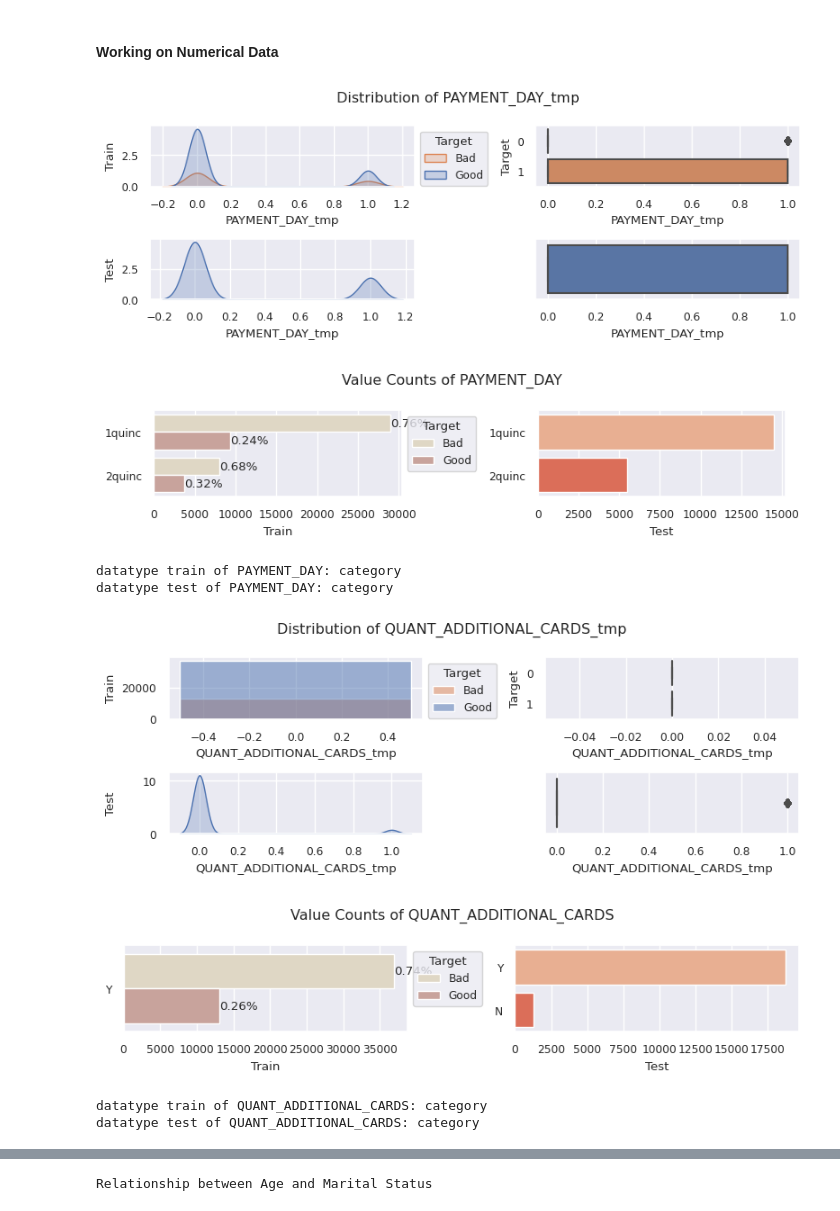
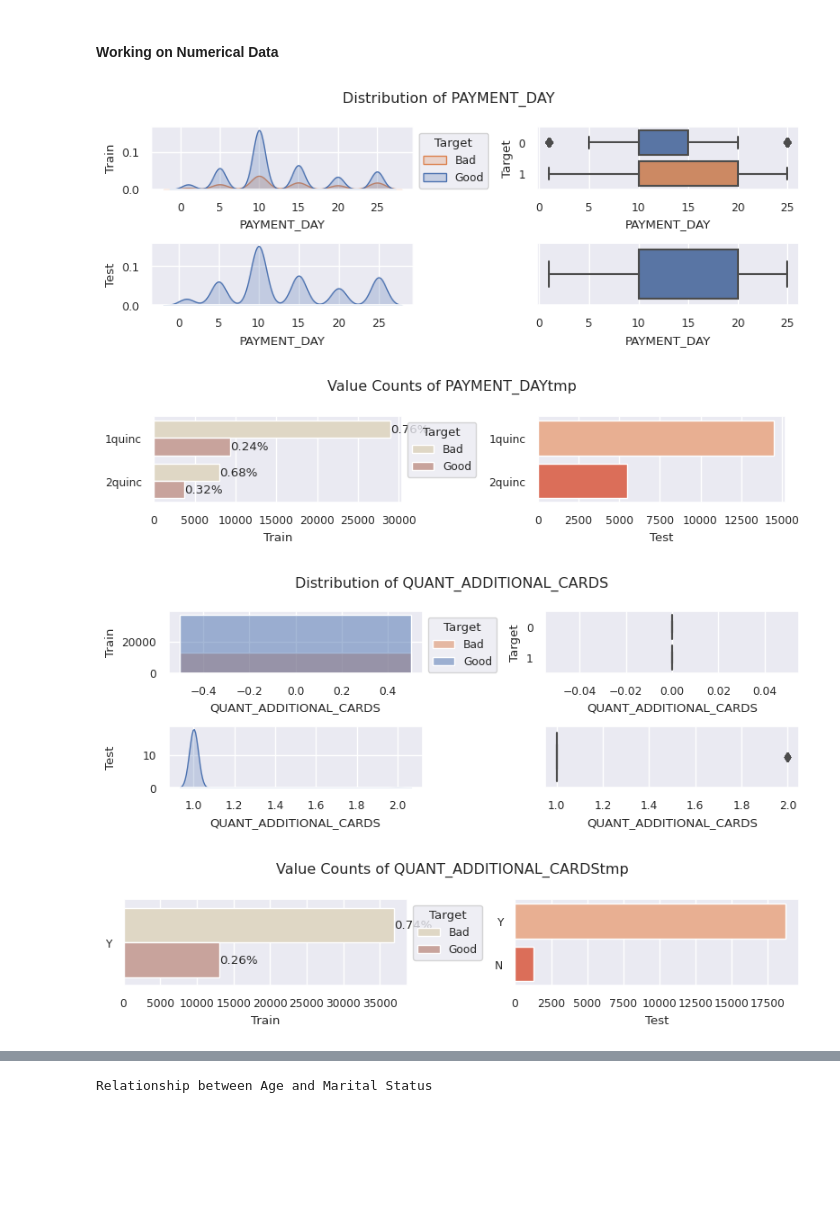
Before and after one commit to tutecode/credit-risk-analysis, a Jupyter notebook: notebook_principal.ipynb, the cells around one changed output, grey strips where cells are left out. Drawn from its saved outputs; the diff is of its cells as text; code cells hidden in the pictures; blank space fills up the shorter version.

```diff
--- a/notebook_principal.ipynb
+++ b/notebook_principal.ipynb
@@ -439,8 +446,7 @@ def plotting_distribution(col_name,train,test,target_col):
     plt.close(fig)
 # %%
 # plotting counting values of categorical columns
-def plot_value_counts(col_name,train,test,col_percents,target_col):
-    fig,axes = plt.subplots(1,2, figsize=(8,2))
+def plot_value_counts(fig,axes,col_name,train,test,col_percents,target_col):
     fig.suptitle("Value Counts of "+col_name)
     fig.align_labels()
     sns.countplot(ax=axes[0],data=train,y=col_name,hue=target_col,palette=sns.color_palette("ch:s=-.2,r=.6", n_colors=5))
@@ -514,37 +520,30 @@ app_test_cop = app_test.copy()
 # delete ID_CLIENT because it is only an index
 curr_col_name = "ID_CLIENT"
 app_train_cop.drop(columns=[curr_col_name],inplace=True)
+app_test_cop.drop(columns=[curr_col_name],inplace=True)
 number_field_names = app_train.select_dtypes(include="number").columns.to_list()
 number_field_names.remove(curr_col_name)
 # %%
 #'PAYMENT_DAY' : split every 15 days
 # {0: "1quincena", 1:"2quincena"}
 curr_col_name = "PAYMENT_DAY"
-
-#first treats as numerical type then showing as a categorical mode after the filtering
-#numerical changes
-tmp_col = curr_col_name+"_tmp"
-app_train_cop[tmp_col] = np.where(app_train_cop[curr_col_name] <= 15, 0, 1)
-app_test_cop[tmp_col] = np.where(app_test_cop[curr_col_name] <= 15, 0, 1)
-#train_plot,test_plot = app_train_cop[[tmp_col,target_col]],app_test_cop[[tmp_col]]
-plotting_distribution(tmp_col,app_train_cop,app_test_cop,target_col)
-remove_tmp_column(tmp_col,app_train_cop,app_test_cop)
+tmp_col = curr_col_name + "tmp"
+#before of cleaning
+plotting_distribution(curr_col_name,app_train_cop,app_test_cop,target_col)
 
 bins = [0, 15, 30]
 numerical = [0,1]
 category = ["1quinc", "2quinc"]
 #categorical changes
-app_train_cop[curr_col_name] = pd.cut(app_train_cop[curr_col_name], bins, labels=category)
-app_test_cop[curr_col_name] = pd.cut(app_test_cop[curr_col_name], bins, labels=category)
+app_train_cop[tmp_col] = pd.cut(app_train_cop[curr_col_name], bins, labels=category)
+app_test_cop[tmp_col] = pd.cut(app_test_cop[curr_col_name], bins, labels=category)
 
-percents_by_target = get_percents_by_target(curr_col_name,app_train_cop,target_col)
-plot_value_counts(curr_col_name,app_train_cop,app_test_cop,percents_by_target,target_col)
-cast_to_category(curr_col_name,app_train_cop,app_test_cop)
+percents_by_target = get_percents_by_target(tmp_col,app_train_cop,target_col)
+fig,axes = plt.subplots(1,2, figsize=(8,2))
+plot_value_counts(fig,axes,tmp_col,app_train_cop,app_test_cop,percents_by_target,target_col)
 # %% [output]
-[figure, old version]
+[figure, new version]
-[figure, old version]
+[figure, new version]
-datatype train of PAYMENT_DAY: category
-datatype test of PAYMENT_DAY: category
 # %%
 #'QUANT_ADDITIONAL_CARDS' tiene solo un valor (0), se puede eliminar.
 # idea: colocar como binario si tiene o no tiene una tarjeta adicional
@@ -552,29 +551,24 @@ datatype test of PAYMENT_DAY: category
 # la distribucion (train + test), valor_frecuente = 0 (sin tarjeta)
 # sigue siendo variable numerica
 curr_col_name = "QUANT_ADDITIONAL_CARDS"
-
-# numerical changes
-tmp_col = curr_col_name+"_tmp"
-app_train_cop[tmp_col] = np.where(app_train_cop[curr_col_name] > 0, 1, 0)
-app_test_cop[tmp_col] = np.where(app_test_cop[curr_col_name] > 0, 1, 0)
-plotting_distribution(tmp_col,app_train_cop,app_test_cop,target_col)
-remove_tmp_column(tmp_col,app_train_cop,app_test_cop)
+tmp_col = curr_col_name + "tmp"
+#before of cleaning
+plotting_distribution(curr_col_name,app_train_cop,app_test_cop,target_col)
 
 # categorical changes
+
 # cast to binary numerical categories {0: have a card, 1: don't have a card}
-app_train_cop[curr_col_name].replace({0:"Y", 1:"N", 2:"N"},inplace=True)
-app_test_cop[curr_col_name].replace({0:"Y", 1:"N", 2:"N"},inplace=True)
+app_train_cop[tmp_col] = np.where(app_train_cop[curr_col_name]>0,"N","Y")
+app_test_cop[tmp_col] = np.where(app_test_cop[curr_col_name]>0,"N","Y")
 
 #impute nans in testing with 0 (most frequent from train)
 imp_const_zero = SimpleImputer(missing_values=np.nan, strategy='constant',fill_value="Y")
-app_test_cop[curr_col_name]=imp_const_zero.fit_transform(app_test_cop[[curr_col_name]]).ravel()
+app_test_cop[tmp_col]=imp_const_zero.fit_transform(app_test_cop[[tmp_col]]).ravel()
 
-percents_by_target = get_percents_by_target(curr_col_name,app_train_cop,target_col)
-plot_value_counts(curr_col_name,app_train_cop,app_test_cop,percents_by_target,target_col)
-cast_to_category(curr_col_name,app_train_cop,app_test_cop)
+percents_by_target = get_percents_by_target(tmp_col,app_train_cop,target_col)
+fig,axes = plt.subplots(1,2, figsize=(8,2))
+plot_value_counts(fig,axes,tmp_col,app_train_cop,app_test_cop,percents_by_target,target_col)
 # %% [output]
-[figure, old version]
+[figure, new version]
-[figure, old version]
+[figure, new version]
-datatype train of QUANT_ADDITIONAL_CARDS: category
-datatype test of QUANT_ADDITIONAL_CARDS: category
 # %%
```
Also changed, not shown: parts of 58 cells of this notebook, 2 other files.
